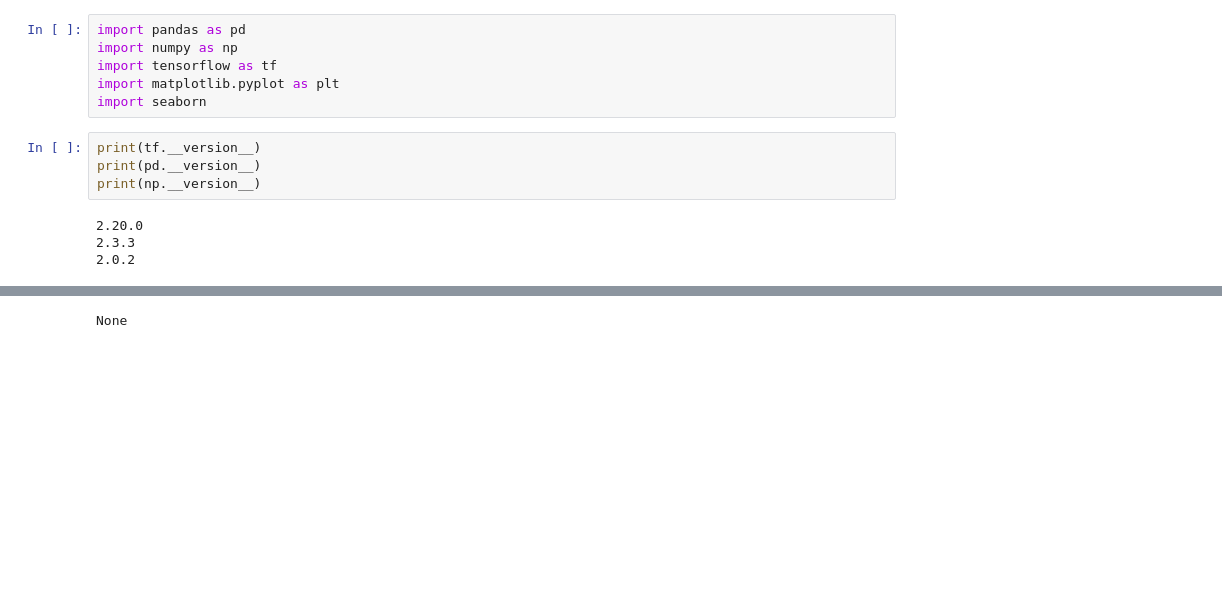
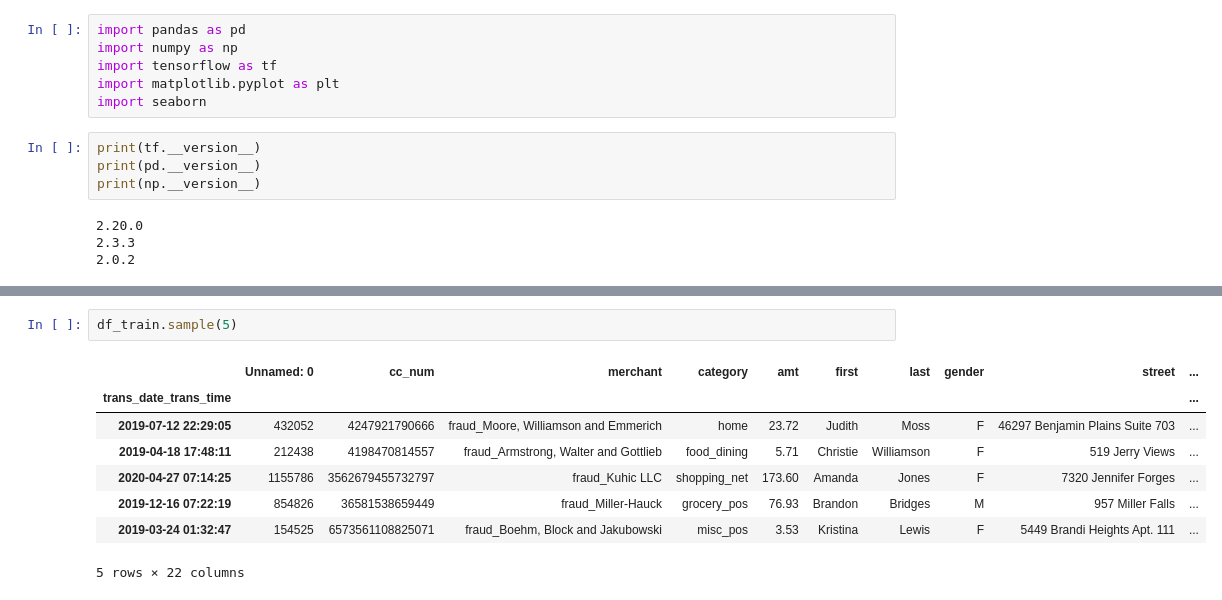
Before and after one commit to S13v3n-2/projet-detection-fraude, a Jupyter notebook: data-science.ipynb, the cells around one changed output, grey strips where cells are left out. Saved outputs shown, nothing was run; the diff lists cells and outputs as text; blank space fills up the shorter version.

```diff
--- a/data-science.ipynb
+++ b/data-science.ipynb
@@ -25,3 +23,11 @@ D:\Etude\Master cours\Data science\data-sc-env\Test
 # %%
+df_train.sample(5)
 # %% [output]
+|  | Unnamed: 0 | cc_num | merchant | category | amt | first | last | gender | street | ... |
+| trans_date_trans_time |  |  |  |  |  |  |  |  |  | ... |
+| 2019-07-12 22:29:05 | 432052 | 4247921790666 | fraud_Moore, Williamson and Emmerich | home | 23.72 | Judith | Moss | F | 46297 Benjamin Plains Suite 703 | ... |
+| 2019-04-18 17:48:11 | 212438 | 4198470814557 | fraud_Armstrong, Walter and Gottlieb | food_dining | 5.71 | Christie | Williamson | F | 519 Jerry Views | ... |
+| 2020-04-27 07:14:25 | 1155786 | 3562679455732797 | fraud_Kuhic LLC | shopping_net | 173.60 | Amanda | Jones | F | 7320 Jennifer Forges | ... |
+| 2019-12-16 07:22:19 | 854826 | 36581538659449 | fraud_Miller-Hauck | grocery_pos | 76.93 | Brandon | Bridges | M | 957 Miller Falls | ... |
+| 2019-03-24 01:32:47 | 154525 | 6573561108825071 | fraud_Boehm, Block and Jakubowski | misc_pos | 3.53 | Kristina | Lewis | F | 5449 Brandi Heights Apt. 111 | ... |
-None
+5 rows × 22 columns
```
Also changed, not shown: parts of 6 cells of this notebook.
